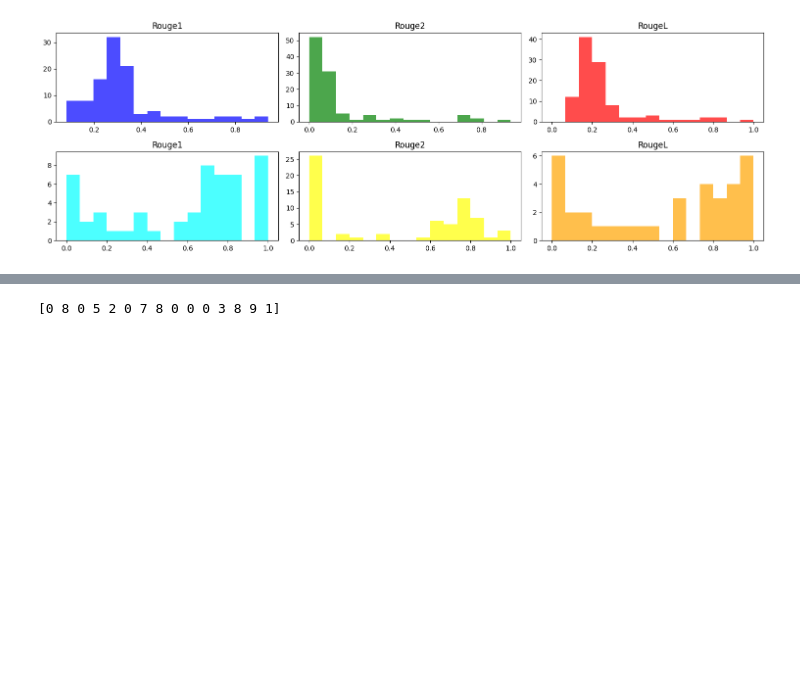
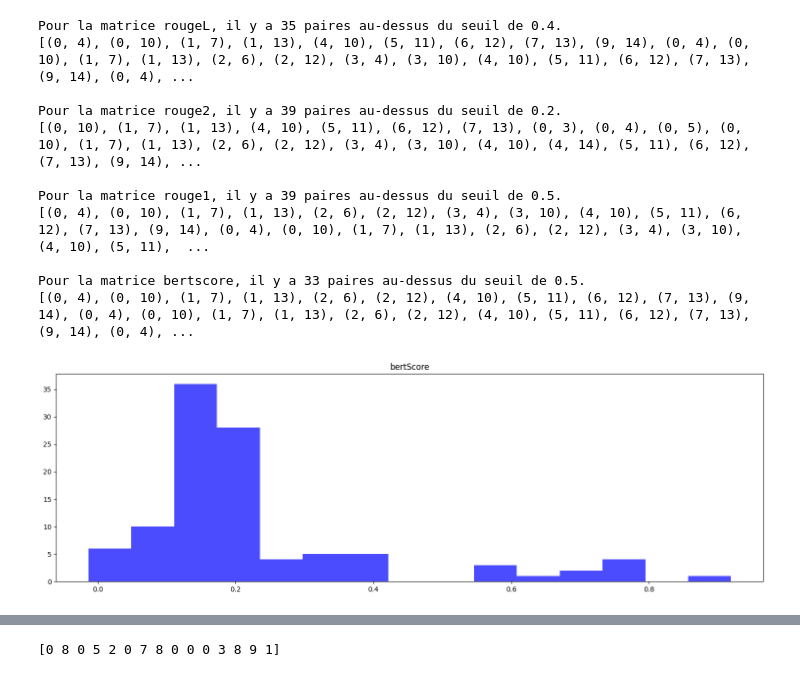
Before and after one commit to Indyuce/meeting-summerization-model-evaluation, a Jupyter notebook: python/english_french/clustering_tests.ipynb, the cells around one changed output, grey strips where cells are left out. Saved outputs shown, nothing was run; the diff lists cells and outputs as text; code cells hidden in the pictures; blank space fills up the shorter version.

```diff
--- a/python/english_french/clustering_tests.ipynb
+++ b/python/english_french/clustering_tests.ipynb
@@ -134,30 +76,38 @@ Pour la matrice rouge1, il y a 87 paires au-dessus du seuil de 0.5.
-# %%
-
-fig, axes = plt.subplots(2, 3, figsize=(15, 5))  # 1 row, 3 columns
-
-# Plot histograms on each subplot
-axes[0][0].hist(rouge_list["rouge1"], bins=15, color='blue', alpha=0.7)
-axes[0][0].set_title('Rouge1')
-
-axes[0][1].hist(rouge_list["rouge2"], bins=15, color='green', alpha=0.7)
-axes[0][1].set_title('Rouge2')
-
-axes[0][2].hist(rouge_list["rougeL"], bins=15, color='red', alpha=0.7, range=(0,1))
-axes[0][2].set_title('RougeL')
-
-axes[1][0].hist(modified_list["rouge1"], bins=15, color='cyan', alpha=0.7, range=(0,1))
-axes[1][0].set_title('Rouge1')
-
-axes[1][1].hist(modified_list["rouge2"], bins=15, color='yellow', alpha=0.7, range=(0,1))
-axes[1][1].set_title('Rouge2')
-
-axes[1][2].hist(modified_list["rougeL"], bins=15, color='orange', alpha=0.7, range=(0,1))
-axes[1][2].set_title('RougeL')
-
-# Adjust layout
-plt.tight_layout()
-
-# Display the plot
-plt.show()
-# %% [output]
-[figure, removed]
+# %%
+# Trier la matrice values
+for score in scores:
+    values[score] = sorted(values[score], key=lambda x:x[2])
+
+thresholds = {"rouge1":0.5,"rouge2":0.2,"rougeL":0.4,"bertscore":0.5}
+for score in scores:
+    for i in range(n):
+        for j in range(i+1, n):
+            if matrices[score][i][j] > thresholds[score]:
+                pairs[score].append((i,j))
+
+for score in scores:
+    print("Pour la matrice " + score + ", il y a " + str(len(pairs[score])) + " paires au-dessus du seuil de " + str(thresholds[score]) + ".")
+    print(pairs[score])
+    print()
+
+fig, axes = plt.subplots(1, 1, figsize=(15, 5))  # 1 row, 3 columns
+
+# Plot histograms on each subplot
+axes.hist(result_bertscore, bins=15, color='blue', alpha=0.7)
+axes.set_title('bertScore')
+
+plt.tight_layout()
+plt.show()
+# %% [output]
+Pour la matrice rougeL, il y a 35 paires au-dessus du seuil de 0.4.
+[(0, 4), (0, 10), (1, 7), (1, 13), (4, 10), (5, 11), (6, 12), (7, 13), (9, 14), (0, 4), (0, 10), (1, 7), (1, 13), (2, 6), (2, 12), (3, 4), (3, 10), (4, 10), (5, 11), (6, 12), (7, 13), (9, 14), (0, 4), ...
+
+Pour la matrice rouge2, il y a 39 paires au-dessus du seuil de 0.2.
+[(0, 10), (1, 7), (1, 13), (4, 10), (5, 11), (6, 12), (7, 13), (0, 3), (0, 4), (0, 5), (0, 10), (1, 7), (1, 13), (2, 6), (2, 12), (3, 4), (3, 10), (4, 10), (4, 14), (5, 11), (6, 12), (7, 13), (9, 14), ...
+
+Pour la matrice rouge1, il y a 39 paires au-dessus du seuil de 0.5.
+[(0, 4), (0, 10), (1, 7), (1, 13), (2, 6), (2, 12), (3, 4), (3, 10), (4, 10), (5, 11), (6, 12), (7, 13), (9, 14), (0, 4), (0, 10), (1, 7), (1, 13), (2, 6), (2, 12), (3, 4), (3, 10), (4, 10), (5, 11),  ...
+
+Pour la matrice bertscore, il y a 33 paires au-dessus du seuil de 0.5.
+[(0, 4), (0, 10), (1, 7), (1, 13), (2, 6), (2, 12), (4, 10), (5, 11), (6, 12), (7, 13), (9, 14), (0, 4), (0, 10), (1, 7), (1, 13), (2, 6), (2, 12), (4, 10), (5, 11), (6, 12), (7, 13), (9, 14), (0, 4), ...
+[figure, added]
```
Also changed, not shown: parts of 6 cells of this notebook, 2 other files.
